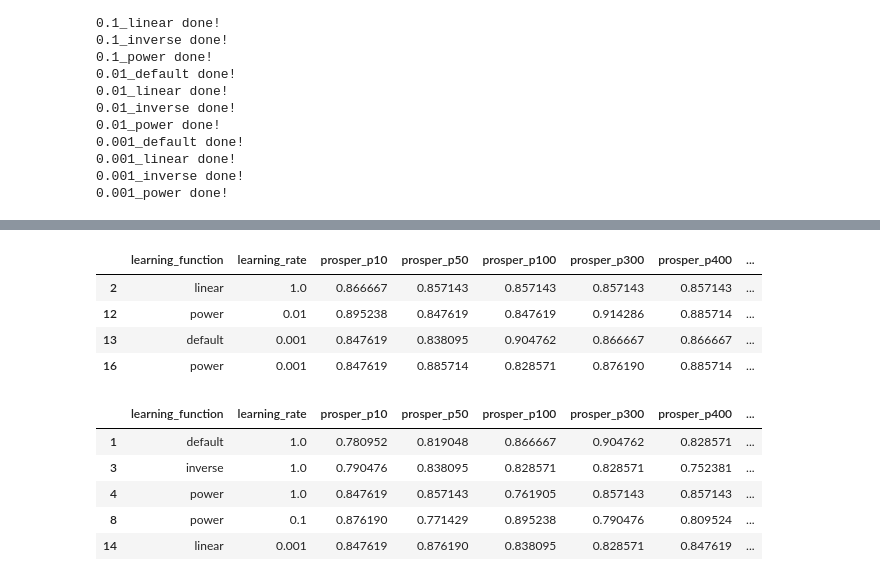
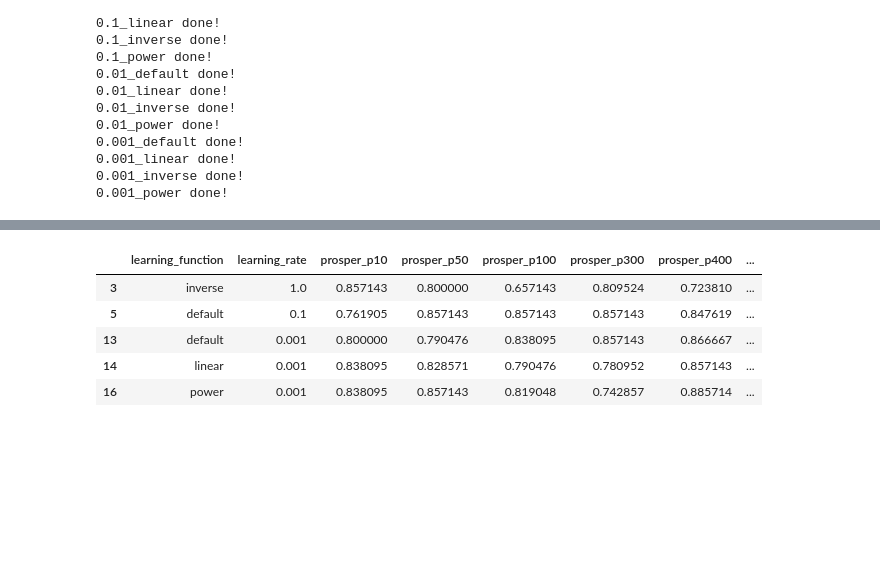
Before and after one commit to richardjonker2000/TMBD-Project-3, a Jupyter notebook: SOM1A.ipynb, the cells around one changed output, grey strips where cells are left out. Cells and saved outputs as stored; diff of their text form; code cells hidden in the pictures; blank space fills up the shorter version.

```diff
--- a/SOM1A.ipynb
+++ b/SOM1A.ipynb
@@ -489,31 +502,19 @@ results_df.describe()
 # %%
-# location of maximum accuracies in df for each experiment (total epochs)
-# by inspection from descriptives, prosper_p300 row 12 corresponding to 0.914286
-maxs = results_df.iloc[:,2:].idxmax().reset_index()
-maxs.rename(columns={'index': 'column', 0: 'row'}, inplace=True)
-max_rows = maxs['row'].values
+# Minimum
+"""
+Minimum Accuracy:
+	- inverse function, 1.0 learning rate, 100 epochs, 66%.
+"""
+mins = results_df.iloc[:,2:].idxmin().reset_index()
+mins.rename(columns={'index': 'column', 0: 'row'}, inplace=True)
+min_rows = mins['row'].values
 
 # table of maximums by inspection from description, our best shot is row 12
-results_df[results_df.index.isin(max_rows)]
+results_df[results_df.index.isin(min_rows)]
 # %% [output]
 |  | learning_function | learning_rate | prosper_p10 | prosper_p50 | prosper_p100 | prosper_p300 | prosper_p400 | ... |
-| 2 | linear | 1.0 | 0.866667 | 0.857143 | 0.857143 | 0.857143 | 0.857143 | ... |
-| 12 | power | 0.01 | 0.895238 | 0.847619 | 0.847619 | 0.914286 | 0.885714 | ... |
-| 13 | default | 0.001 | 0.847619 | 0.838095 | 0.904762 | 0.866667 | 0.866667 | ... |
-| 16 | power | 0.001 | 0.847619 | 0.885714 | 0.828571 | 0.876190 | 0.885714 | ... |
+| 3 | inverse | 1.0 | 0.857143 | 0.800000 | 0.657143 | 0.809524 | 0.723810 | ... |
+| 5 | default | 0.1 | 0.761905 | 0.857143 | 0.857143 | 0.857143 | 0.847619 | ... |
+| 13 | default | 0.001 | 0.800000 | 0.790476 | 0.838095 | 0.857143 | 0.866667 | ... |
+| 14 | linear | 0.001 | 0.838095 | 0.828571 | 0.790476 | 0.780952 | 0.857143 | ... |
+| 16 | power | 0.001 | 0.838095 | 0.857143 | 0.819048 | 0.742857 | 0.885714 | ... |
-# %%
-# location of minimum accuracy in df for each experiment (total epochs)
-# by inspection from descriptives, prosper_p500 row 14 corresponding to 0.676190
-mins = results_df.iloc[:,2:].idxmin().reset_index()
-mins.rename(columns={'index': 'column', 0: 'row'}, inplace=True)
-min_rows = mins['row'].values
-
-# table of maximums by inspection from description, our best shot is row 12
-results_df[results_df.index.isin(min_rows)]
-# %% [output]
-|  | learning_function | learning_rate | prosper_p10 | prosper_p50 | prosper_p100 | prosper_p300 | prosper_p400 | ... |
-| 1 | default | 1.0 | 0.780952 | 0.819048 | 0.866667 | 0.904762 | 0.828571 | ... |
-| 3 | inverse | 1.0 | 0.790476 | 0.838095 | 0.828571 | 0.828571 | 0.752381 | ... |
-| 4 | power | 1.0 | 0.847619 | 0.857143 | 0.761905 | 0.857143 | 0.857143 | ... |
-| 8 | power | 0.1 | 0.876190 | 0.771429 | 0.895238 | 0.790476 | 0.809524 | ... |
-| 14 | linear | 0.001 | 0.847619 | 0.876190 | 0.838095 | 0.828571 | 0.847619 | ... |
```
Also changed, not shown: parts of 14 cells of this notebook, 5 other files.
